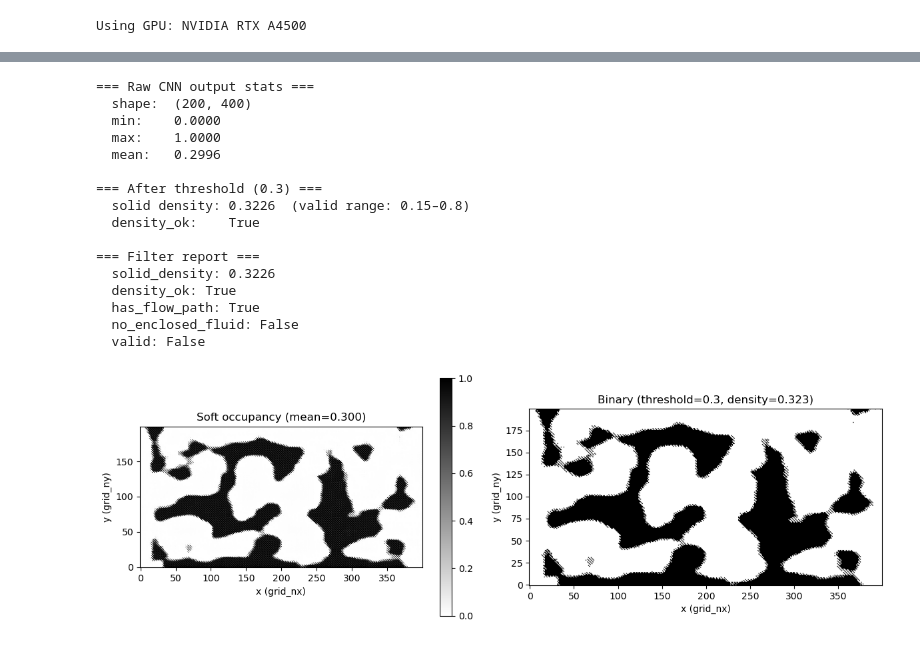
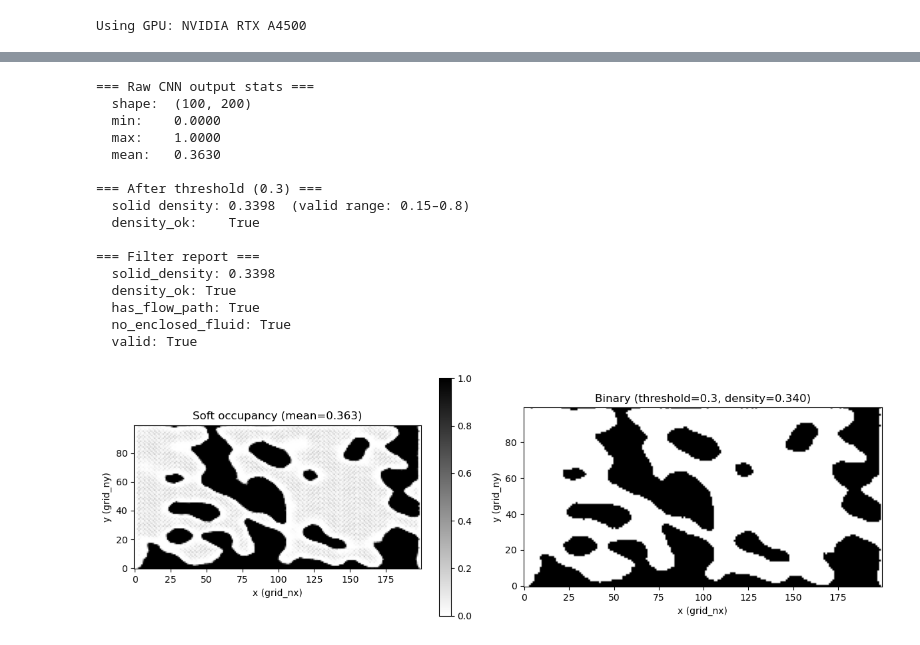
Before and after one commit to Jagardiner97/CUTTHROAT, a Jupyter notebook: topology-optimization.ipynb, the cells around one changed output, grey strips where cells are left out. Drawn from its saved outputs; the diff is of its cells as text; code cells hidden in the pictures.

```diff
--- a/topology-optimization.ipynb
+++ b/topology-optimization.ipynb
@@ -1459,7 +1461,7 @@ class HeatExchangerGenerator:
         # --- viability filter ---
         valid, report = self.filter.is_valid(occupancy_np)
         if not valid:
-            return None, None
+            return None, None, None
 
         obstacle_polygons = self.occupancy_to_polygons(
             occupancy=occupancy_np,
@@ -1475,10 +1477,12 @@ class HeatExchangerGenerator:
             grid_ny=self.grid_ny,
             domain_length=self.domain_length,
             domain_height=self.domain_height,
+            threshold=self.threshold,
             occupancy_grid=occupancy_np.tolist(),
             obstacle_polygons=obstacle_polygons,
             config_id=config_id or str(uuid.uuid4()),
         )
+        config.save(self.config_directory)
 
         hx = HeatExchanger(
             id=config.config_id,
@@ -1487,7 +1491,7 @@ class HeatExchangerGenerator:
         )
         self.heat_exchangers.append(hx)
 
-        return config, soft_grid
+        return config, soft_grid, hx
 
     def create_id(self, nx: int, ny: int, length: float, gen_mode: str, id_num: int) -> str:
         """
@@ -1650,12 +1654,16 @@ class HeatExchangerGenerator:
         plt.show()
 # %%
 # Initialize the HeatExchangerGenerator with desired parameters
-'''
+domain_length = 2.0
+domain_height = 1.0
+grid_nx = 200
+grid_ny = 100
+
 hx_gen = HeatExchangerGenerator(
-    grid_nx=400,
-    grid_ny=200,
-    domain_length=2.0,
-    domain_height=1.0,
+    grid_nx=grid_nx,
+    grid_ny=grid_ny,
+    domain_length=domain_length,
+    domain_height=domain_height,
     latent_dim=32,
     threshold=0.3,
     device=device,
@@ -1671,5 +1679,7 @@ hx_gen = HeatExchangerGenerator(
 )
 
 # Pretrain the CNN to produce filter-valid designs using only the differentiable FilterLoss — no simulation required.
-history = hx_gen.pretrain_on_filter(n_steps=2000, batch_size=16, lr=1e-3, log_every=100)
-'''
+# history = hx_gen.pretrain_on_filter(n_steps=2000, batch_size=16, lr=1e-3, log_every=100)
+
+# Load Pretrained weights if available
+hx_gen.load_weights(f"problems/{grid_nx}x{grid_ny}-generator_weights.pth")
@@ -1698,24 +1688,24 @@ Final pass rate: 0.00
 # %%
 # Run the diagnostic to visualize the CNN output and filter checks after pretraining.
-#hx_gen.run_diagnostic()
+hx_gen.run_diagnostic()
 # %% [output]
 === Raw CNN output stats ===
-  shape:  (200, 400)
+  shape:  (100, 200)
   min:    0.0000
   max:    1.0000
-  mean:   0.2996
+  mean:   0.3630
 
 === After threshold (0.3) ===
-  solid density: 0.3226  (valid range: 0.15–0.8)
+  solid density: 0.3398  (valid range: 0.15–0.8)
   density_ok:    True
 
 === Filter report ===
-  solid_density: 0.3226
+  solid_density: 0.3398
   density_ok: True
   has_flow_path: True
-  no_enclosed_fluid: False
-  valid: False
+  no_enclosed_fluid: True
+  valid: True
-[figure, old version]
+[figure, new version]
 # %%
 # Save the trained weights
 '''trained = False
```
Also changed, not shown: parts of 8 cells of this notebook, 2 other files.
